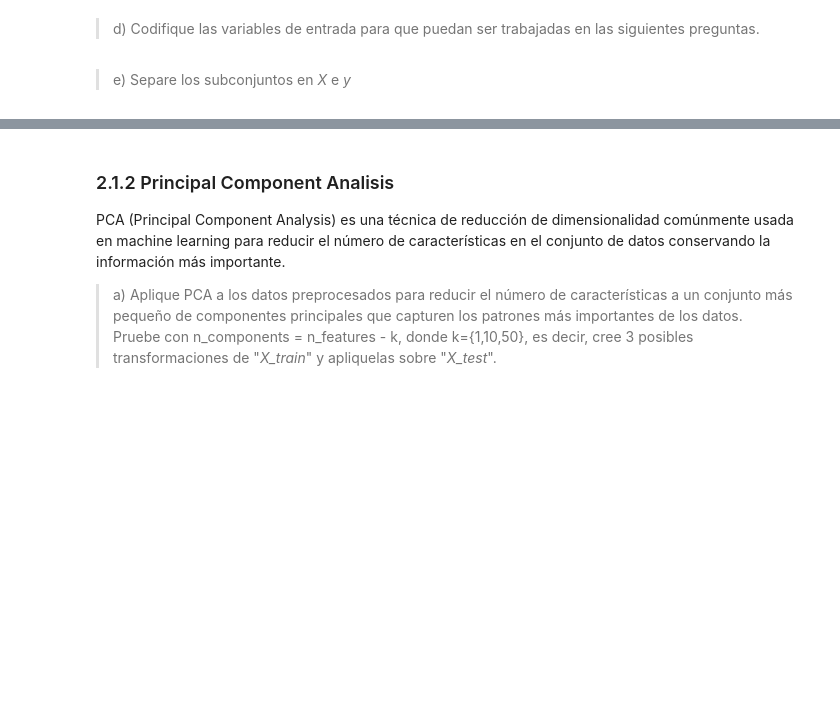
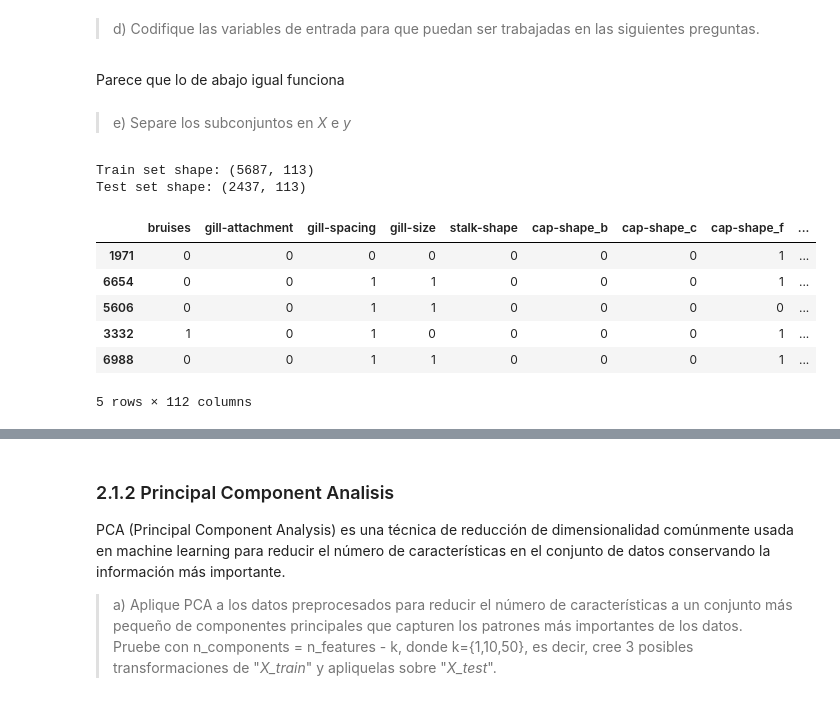
Before and after one commit to DYessouroun/Tareas-ML, a Jupyter notebook: Enunciado_tarea_1.ipynb, the cells around one changed output, grey strips where cells are left out. Cells and saved outputs as stored; diff of their text form; code cells hidden in the pictures; blank space fills up the shorter version.

```diff
--- a/Enunciado_tarea_1.ipynb
+++ b/Enunciado_tarea_1.ipynb
@@ -1198,3 +1202,12 @@ for col in data_mush.columns:
+# %%
+mappings = list()
+
+encoder = LabelEncoder()
+
+for column in range(len(data_mush.columns)):
+    data_mush[data_mush.columns[column]] = encoder.fit_transform(data_mush[data_mush.columns[column]])
+    mappings_dict = {index: label for index, label in enumerate(encoder.classes_)}
+    mappings.append(mappings_dict)
 # %%
 X=data_mush.drop('class',axis=1)
 y=data_mush['class']
@@ -1203,11 +1218,13 @@ X_train, X_test, y_train, y_test = train_test_split(X, y, test_size=0.2)
 # %% [markdown]
 > d) Codifique las variables de entrada para que puedan ser trabajadas en las siguientes preguntas.
+# %% [markdown]
+Parece que lo de abajo igual funciona
 # %% [markdown]
 > e) Separe los subconjuntos en _X_ e _y_
 # %%
 # load data and split into train/test sets
-train_set = df.sample(frac=0.7, random_state=42)
-test_set = df.drop(train_set.index)
+train_set = data_mush.sample(frac=0.7, random_state=42)
+test_set = data_mush.drop(train_set.index)
 
 # create a list to store the columns to be dropped
 drop_cols = []
@@ -1235,8 +1252,21 @@ train_set, test_set = train_set.align(test_set, join='outer', axis=1, fill_value
 # print the shapes of the train and test sets
 print('Train set shape:', train_set.shape)
 print('Test set shape:', test_set.shape)
+# %% [output]
+Train set shape: (5687, 113)
+Test set shape: (2437, 113)
 # %%
 X_train = train_set.drop('class', axis=1)
 y_train = train_set['class']
 X_test = test_set.drop('class', axis=1)
 y_test = test_set['class']
+# %%
+X_train.head()
+# %% [output]
+|  | bruises | gill-attachment | gill-spacing | gill-size | stalk-shape | cap-shape_b | cap-shape_c | cap-shape_f | ... |
+| 1971 | 0 | 0 | 0 | 0 | 0 | 0 | 0 | 1 | ... |
+| 6654 | 0 | 0 | 1 | 1 | 0 | 0 | 0 | 1 | ... |
+| 5606 | 0 | 0 | 1 | 1 | 0 | 0 | 0 | 0 | ... |
+| 3332 | 1 | 0 | 1 | 0 | 0 | 0 | 0 | 1 | ... |
+| 6988 | 0 | 0 | 1 | 1 | 0 | 0 | 0 | 1 | ... |
+5 rows × 112 columns
```
Also changed, not shown: parts of 15 cells of this notebook.
